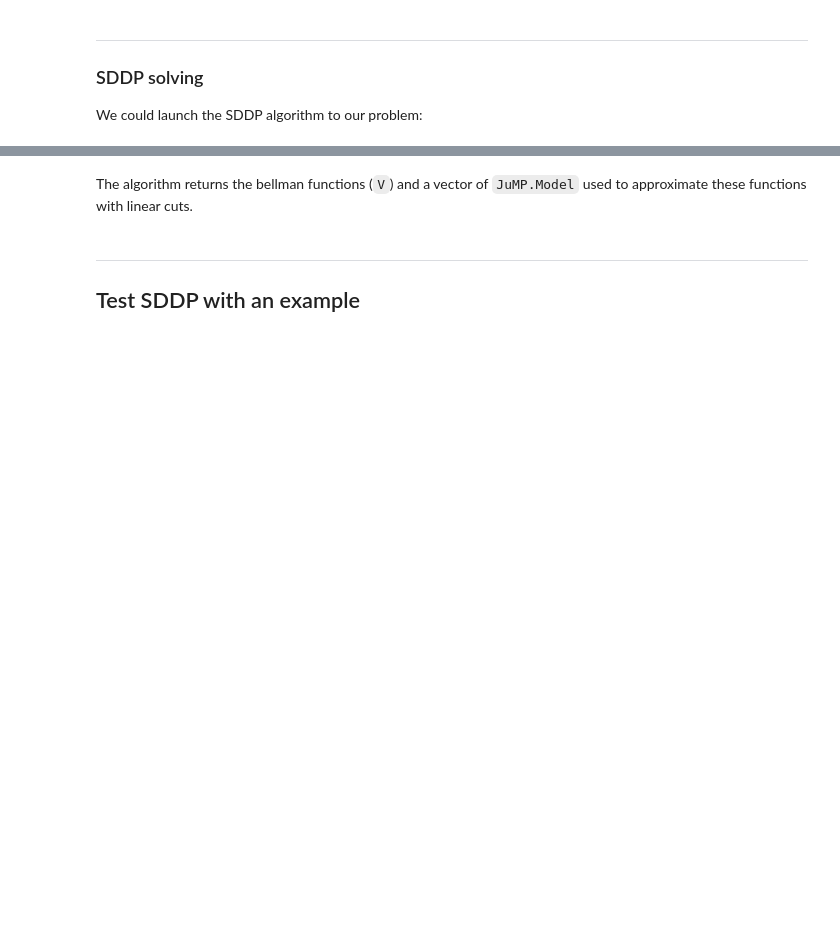
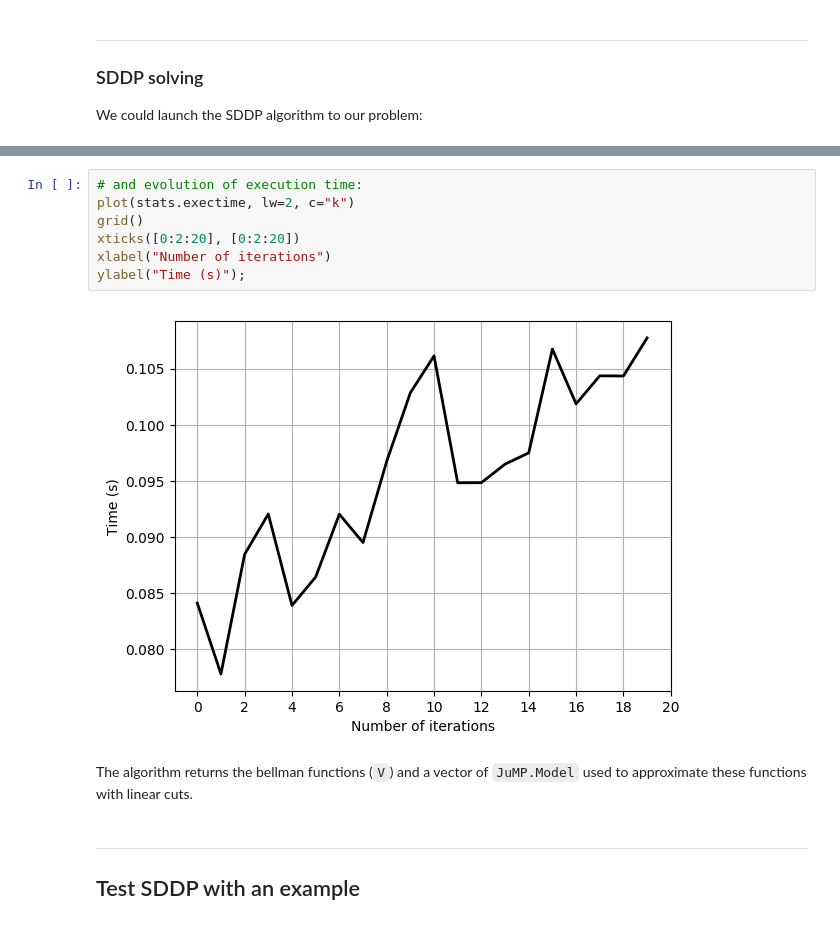
Before and after one commit to EdwardAngelino/StochDP-notebooks, a Jupyter notebook: notebooks/damsvalley.ipynb, the cells around one changed output, grey strips where cells are left out. Cells and saved outputs as stored; diff of their text form; blank space fills up the shorter version.

```diff
--- a/notebooks/damsvalley.ipynb
+++ b/notebooks/damsvalley.ipynb
@@ -262,3 +271,12 @@ Pass number 20
+# %%
+# and evolution of execution time:
+plot(stats.exectime, lw=2, c="k")
+grid()
+xticks([0:2:20], [0:2:20])
+xlabel("Number of iterations")
+ylabel("Time (s)");
+# %% [output]
+[figure, added]
 # %% [markdown]
 The algorithm returns the bellman functions (`V`) and a vector of `JuMP.Model` used to approximate these functions with linear cuts.
 # %% [markdown]
```
Also changed, not shown: parts of 13 cells of this notebook.
